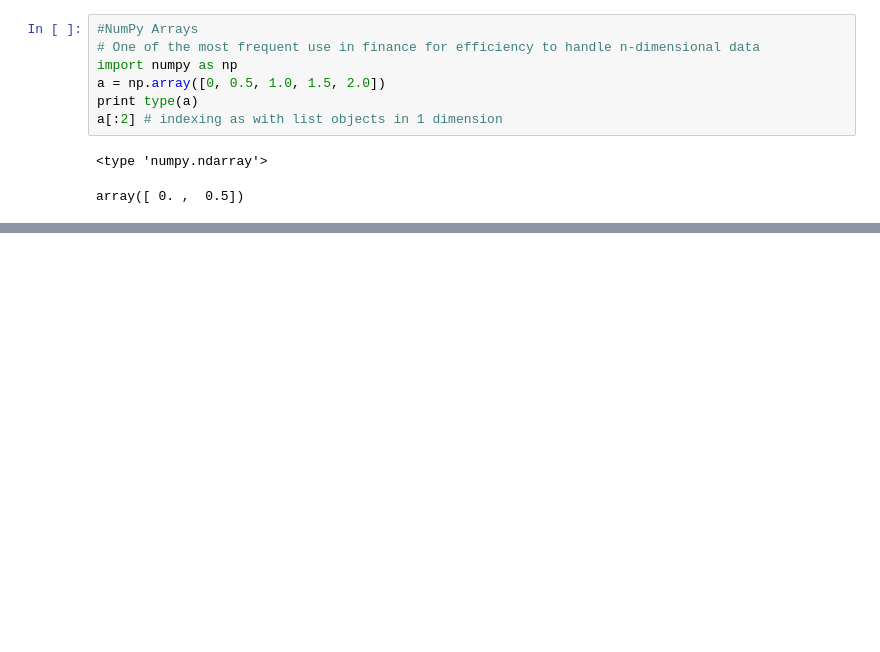
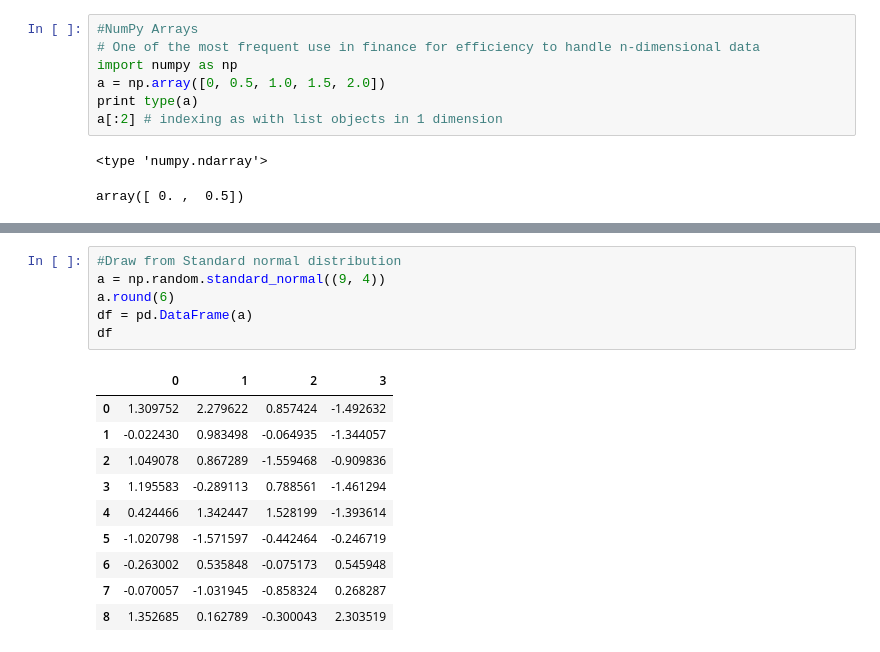
Before and after one commit to bjd1111/Finance, a Jupyter notebook: python spring/lecture2.ipynb, the cells around one changed output, grey strips where cells are left out. Saved outputs shown, nothing was run; the diff lists cells and outputs as text; blank space fills up the shorter version.

```diff
--- a/python spring/lecture2.ipynb
+++ b/python spring/lecture2.ipynb
@@ -705,0 +780,17 @@ Wall time: 116 ms
+# %%
+#Draw from Standard normal distribution
+a = np.random.standard_normal((9, 4))
+a.round(6)
+df = pd.DataFrame(a)
+df
+# %% [output]
+|  | 0 | 1 | 2 | 3 |
+| 0 | 1.309752 | 2.279622 | 0.857424 | -1.492632 |
+| 1 | -0.022430 | 0.983498 | -0.064935 | -1.344057 |
+| 2 | 1.049078 | 0.867289 | -1.559468 | -0.909836 |
+| 3 | 1.195583 | -0.289113 | 0.788561 | -1.461294 |
+| 4 | 0.424466 | 1.342447 | 1.528199 | -1.393614 |
+| 5 | -1.020798 | -1.571597 | -0.442464 | -0.246719 |
+| 6 | -0.263002 | 0.535848 | -0.075173 | 0.545948 |
+| 7 | -0.070057 | -1.031945 | -0.858324 | 0.268287 |
+| 8 | 1.352685 | 0.162789 | -0.300043 | 2.303519 |
```
Also changed, not shown: parts of 118 cells of this notebook.
